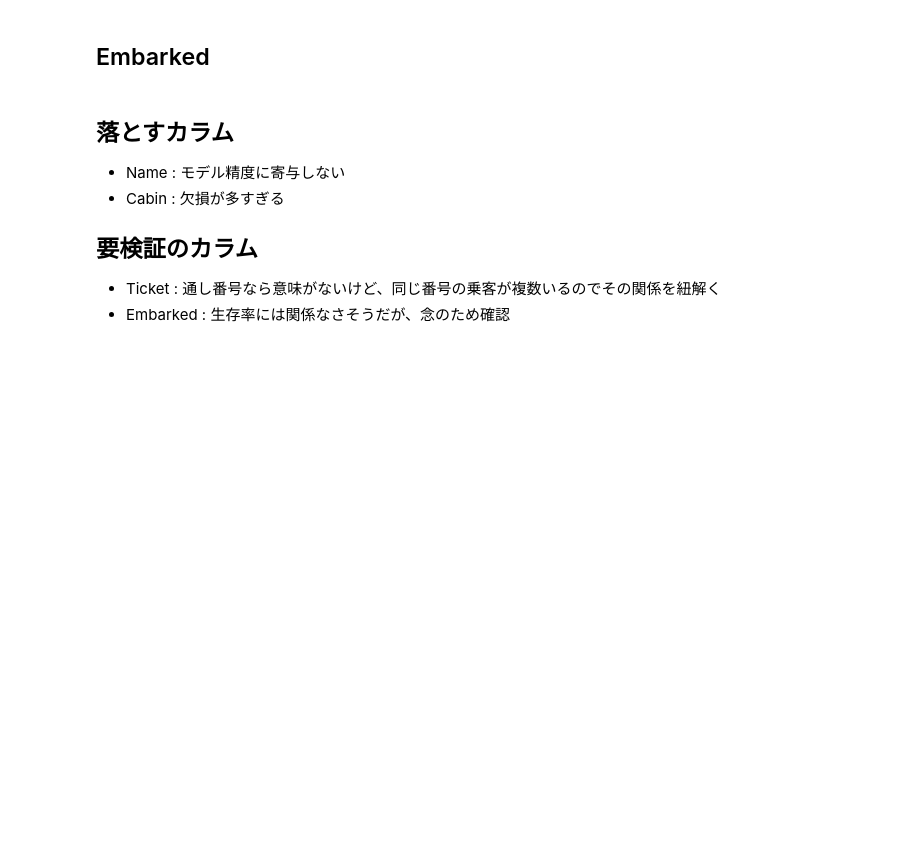
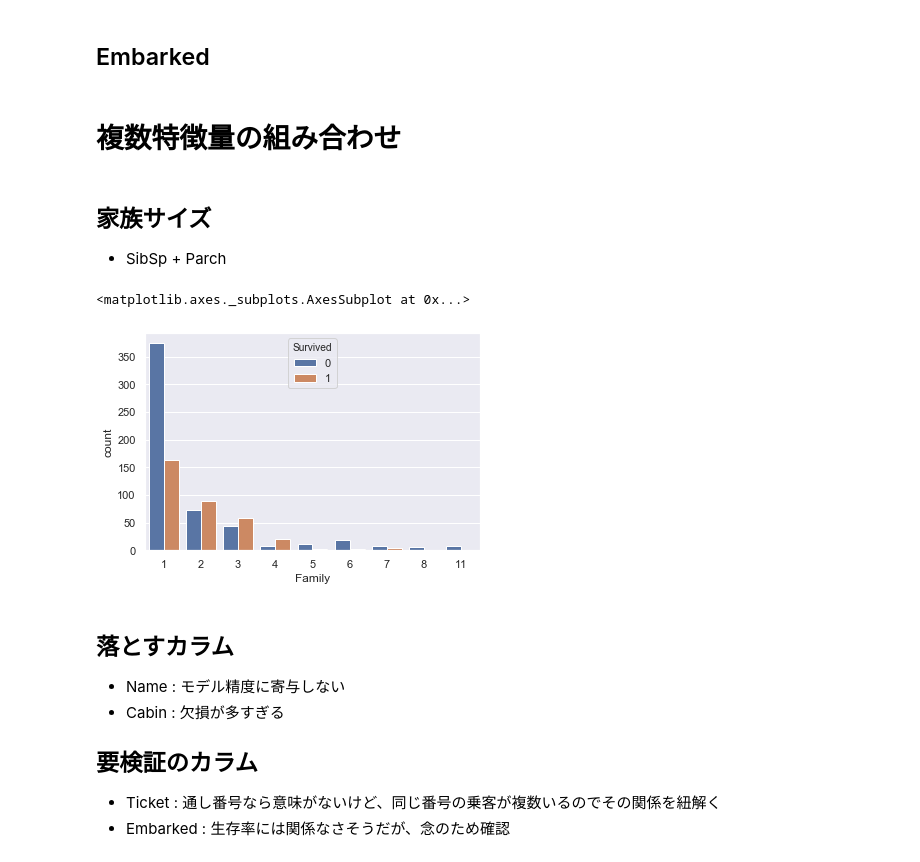
Before and after one commit to TonTech-GH/kaggle-titanic, a Jupyter notebook: 特徴量分析.ipynb, the cells around one changed output. Cells and saved outputs as stored; diff of their text form; code cells hidden in the pictures; blank space fills up the shorter version.

```diff
--- a/特徴量分析.ipynb
+++ b/特徴量分析.ipynb
@@ -214,6 +214,18 @@ G     1
 Name: Cabin, dtype: int64
 # %% [markdown]
 ## Embarked
+# %% [markdown]
+# 複数特徴量の組み合わせ
+# %% [markdown]
+## 家族サイズ
+- SibSp + Parch
+# %%
+df_fam = train.copy()
+df_fam['Family'] = df_fam.SibSp + df_fam.Parch + 1
+sns.countplot('Family', data=df_fam, hue='Survived')
+# %% [output]
+<matplotlib.axes._subplots.AxesSubplot at 0x...>
+[figure, added]
 # %% [markdown]
 ## 落とすカラム
 - Name : モデル精度に寄与しない
```
Also changed, not shown: parts of 2 cells of this notebook, 9 other files.
